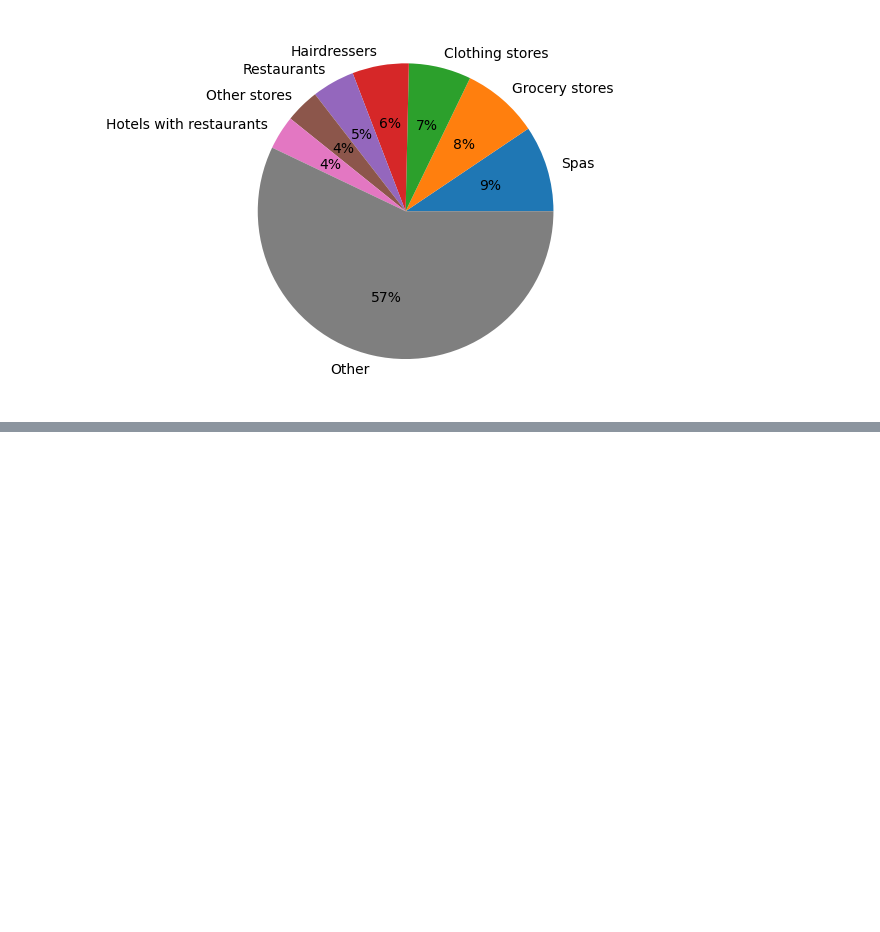
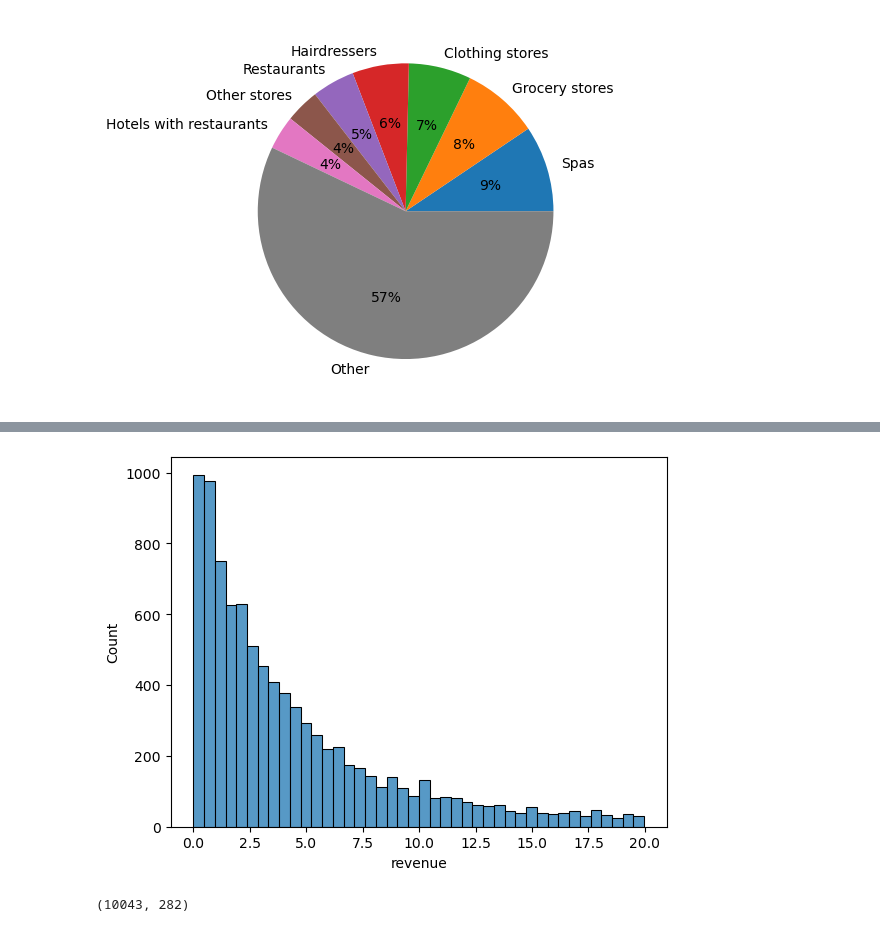
Before and after one commit to halvorlinder/TDT4173-Machine-Learning, a Jupyter notebook: outliers.ipynb, the cells around one changed output, grey strips where cells are left out. Cells and saved outputs as stored; diff of their text form; code cells hidden in the pictures; blank space fills up the shorter version.

```diff
--- a/outliers.ipynb
+++ b/outliers.ipynb
@@ -173,0 +199,2 @@ create_pie_chart(stores_train.sales_channel_name, top_n=7)
+# %%
+small_rev = stores_train[(stores_train["revenue"] < 20) & (stores_train["revenue"] > 0.00)]
@@ -173,0 +217,4 @@ create_pie_chart(stores_train.sales_channel_name, top_n=7)
+# %%
+sns.histplot(small_rev.revenue);
+# %% [output]
+[figure, added]
@@ -173,0 +225,4 @@ create_pie_chart(stores_train.sales_channel_name, top_n=7)
+# %%
+stores_train.shape
+# %% [output]
+(10043, 282)
```
Also changed, not shown: parts of 20 cells of this notebook.
